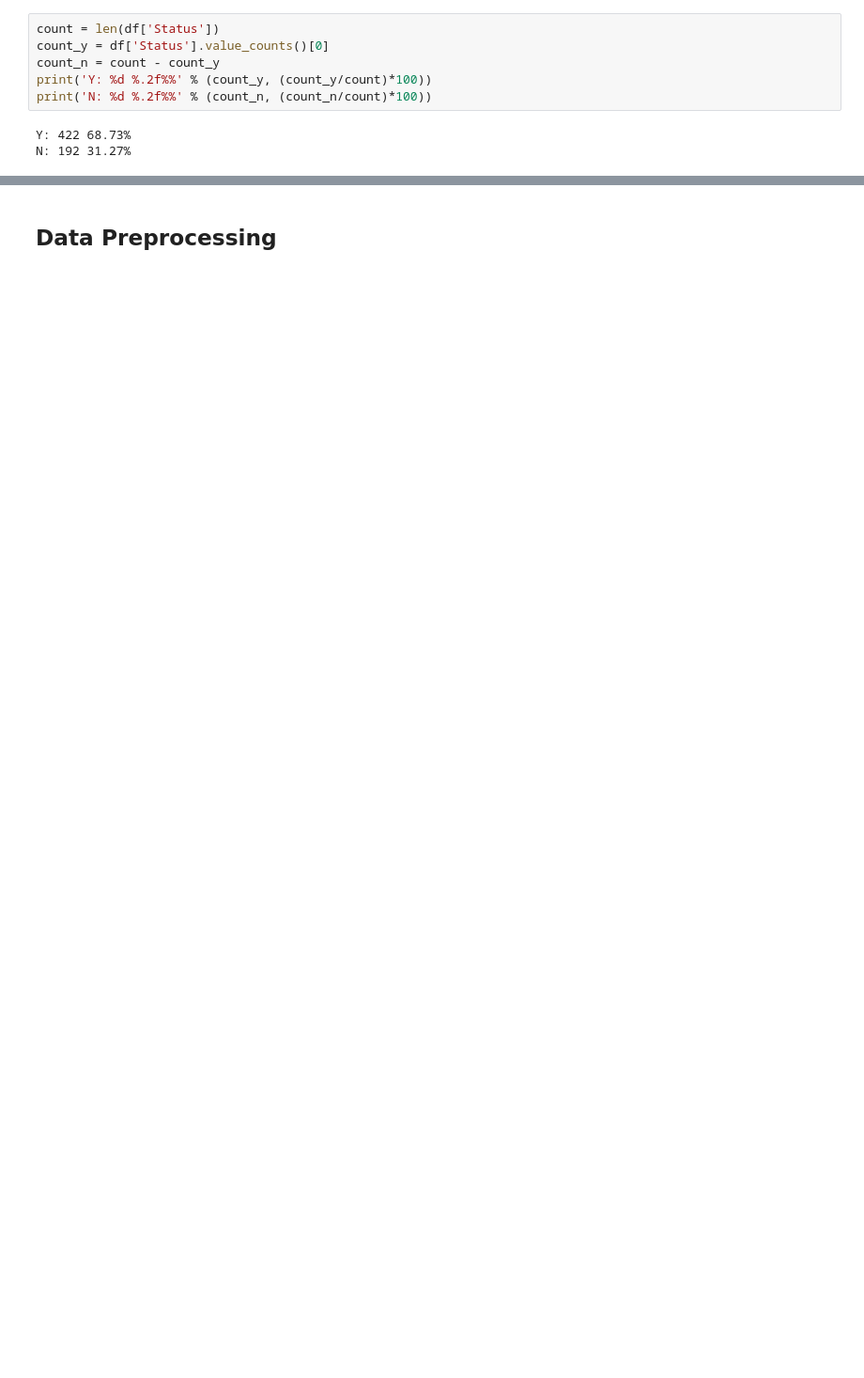
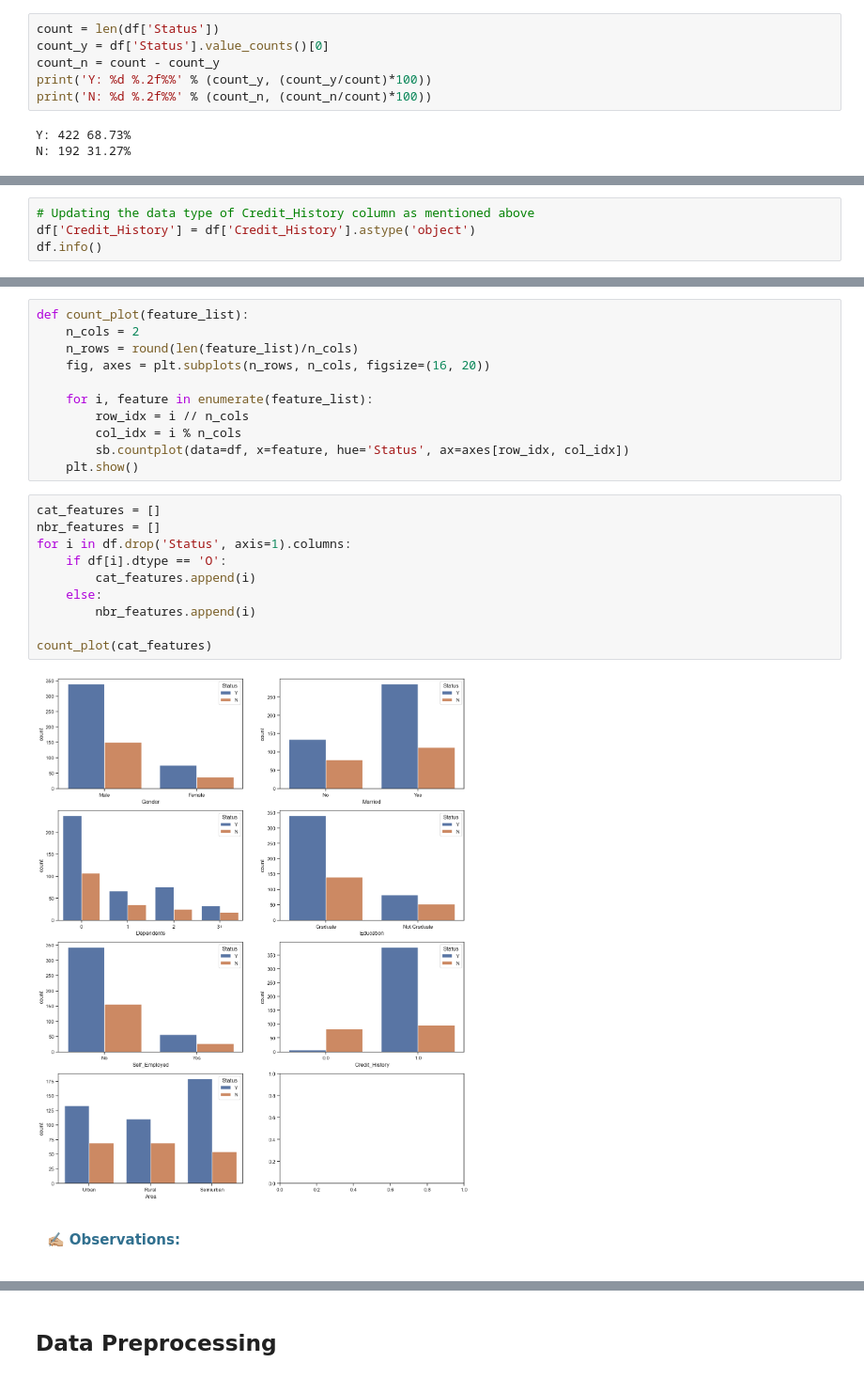
Before and after one commit to muscak/Loan-Prediction, a Jupyter notebook: Loan_Prediction.ipynb, the cells around one changed output, grey strips where cells are left out. Shown at 94% size. Drawn from its saved outputs; the diff is of its cells as text; blank space fills up the shorter version.

```diff
--- a/Loan_Prediction.ipynb
+++ b/Loan_Prediction.ipynb
@@ -173,0 +172,4 @@ plt.show()
+# %%
+# Updating the data type of Credit_History column as mentioned above
+df['Credit_History'] = df['Credit_History'].astype('object')
+df.info()
@@ -173,0 +196,27 @@ plt.show()
+# %%
+def count_plot(feature_list):
+    n_cols = 2
+    n_rows = round(len(feature_list)/n_cols)
+    fig, axes = plt.subplots(n_rows, n_cols, figsize=(16, 20))
+
+    for i, feature in enumerate(feature_list):
+        row_idx = i // n_cols
+        col_idx = i % n_cols
+        sb.countplot(data=df, x=feature, hue='Status', ax=axes[row_idx, col_idx])
+    plt.show()
+# %%
+cat_features = []
+nbr_features = []
+for i in df.drop('Status', axis=1).columns:
+    if df[i].dtype == 'O':
+        cat_features.append(i)
+    else:
+        nbr_features.append(i)
+
+count_plot(cat_features)
+# %% [output]
+[figure, added]
+# %% [markdown]
+<div class='alert alert-info' style='border-radius:10px;background-color:white;'>
+    ✍🏼 <b>Observations:</b>
+</div>
```
Also changed, not shown: parts of 22 cells of this notebook.
